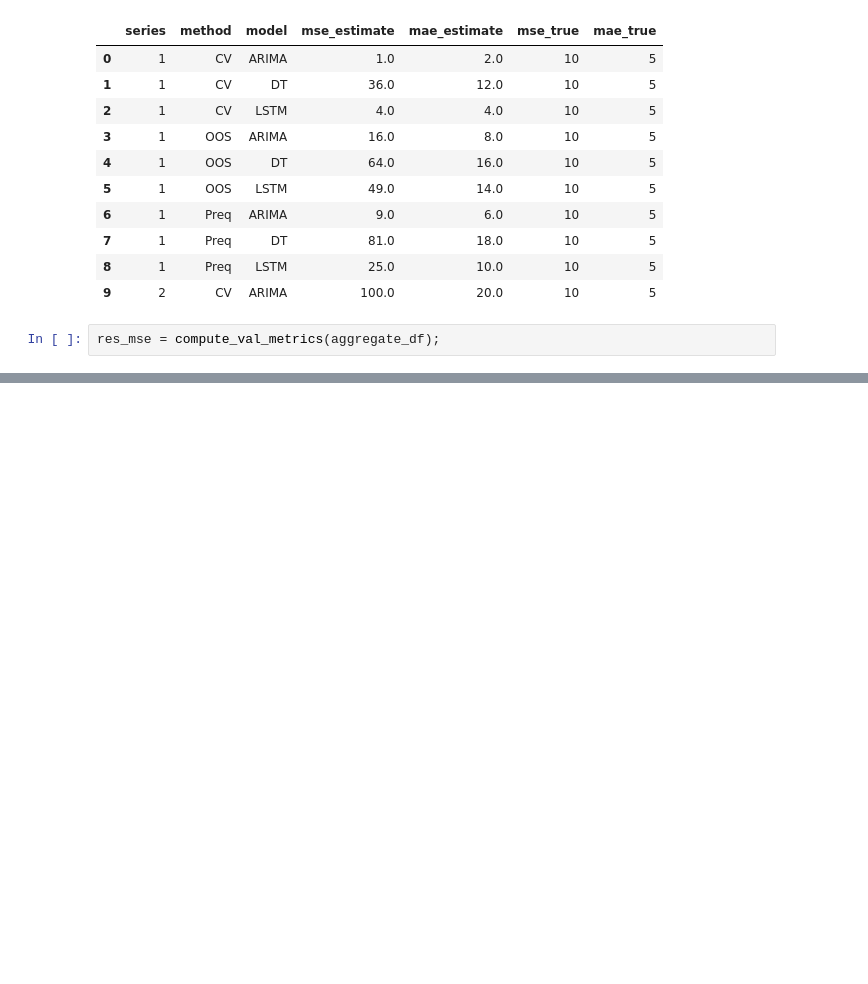
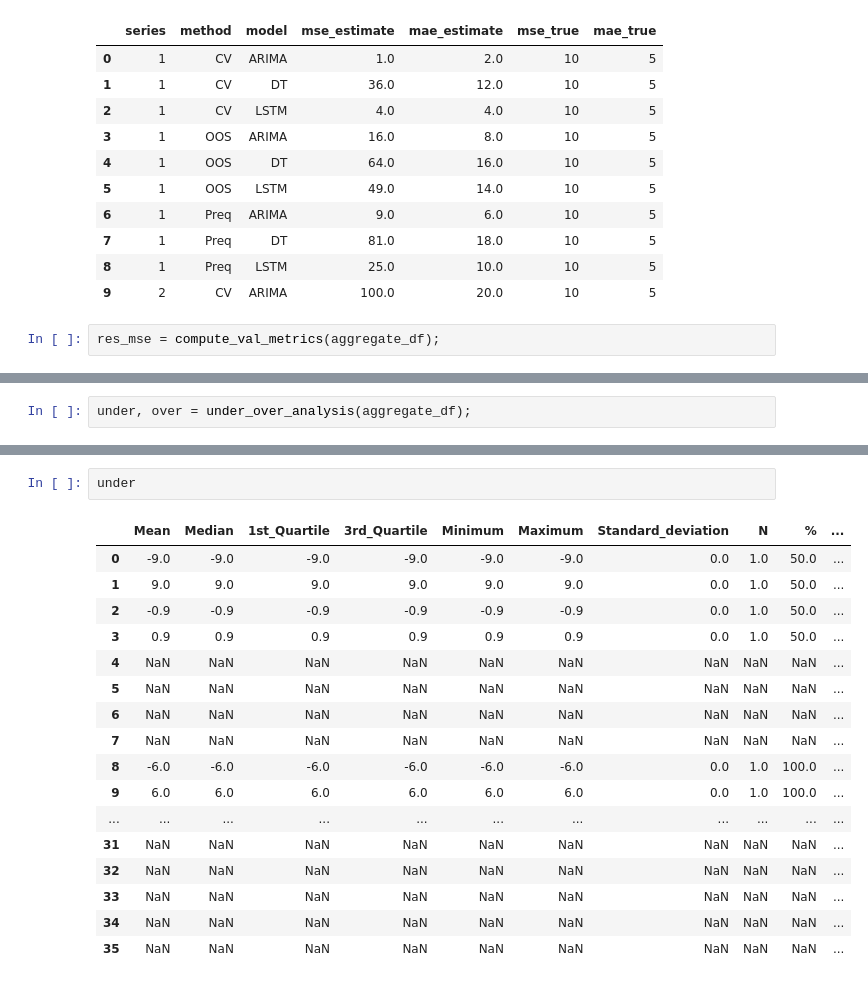
Before and after one commit to MiguelLoureiro98/timecave, a Jupyter notebook: experiments/test.ipynb, the cells around one changed output, grey strips where cells are left out. Saved outputs shown, nothing was run; the diff lists cells and outputs as text; blank space fills up the shorter version.

```diff
--- a/experiments/test.ipynb
+++ b/experiments/test.ipynb
@@ -114,0 +123,2 @@ res_mse
+# %%
+under, over = under_over_analysis(aggregate_df);
@@ -114,0 +143,20 @@ res_mse
+# %%
+under
+# %% [output]
+|  | Mean | Median | 1st_Quartile | 3rd_Quartile | Minimum | Maximum | Standard_deviation | N | % | ... |
+| 0 | -9.0 | -9.0 | -9.0 | -9.0 | -9.0 | -9.0 | 0.0 | 1.0 | 50.0 | ... |
+| 1 | 9.0 | 9.0 | 9.0 | 9.0 | 9.0 | 9.0 | 0.0 | 1.0 | 50.0 | ... |
+| 2 | -0.9 | -0.9 | -0.9 | -0.9 | -0.9 | -0.9 | 0.0 | 1.0 | 50.0 | ... |
+| 3 | 0.9 | 0.9 | 0.9 | 0.9 | 0.9 | 0.9 | 0.0 | 1.0 | 50.0 | ... |
+| 4 | NaN | NaN | NaN | NaN | NaN | NaN | NaN | NaN | NaN | ... |
+| 5 | NaN | NaN | NaN | NaN | NaN | NaN | NaN | NaN | NaN | ... |
+| 6 | NaN | NaN | NaN | NaN | NaN | NaN | NaN | NaN | NaN | ... |
+| 7 | NaN | NaN | NaN | NaN | NaN | NaN | NaN | NaN | NaN | ... |
+| 8 | -6.0 | -6.0 | -6.0 | -6.0 | -6.0 | -6.0 | 0.0 | 1.0 | 100.0 | ... |
+| 9 | 6.0 | 6.0 | 6.0 | 6.0 | 6.0 | 6.0 | 0.0 | 1.0 | 100.0 | ... |
+| ... | ... | ... | ... | ... | ... | ... | ... | ... | ... | ... |
+| 31 | NaN | NaN | NaN | NaN | NaN | NaN | NaN | NaN | NaN | ... |
+| 32 | NaN | NaN | NaN | NaN | NaN | NaN | NaN | NaN | NaN | ... |
+| 33 | NaN | NaN | NaN | NaN | NaN | NaN | NaN | NaN | NaN | ... |
+| 34 | NaN | NaN | NaN | NaN | NaN | NaN | NaN | NaN | NaN | ... |
+| 35 | NaN | NaN | NaN | NaN | NaN | NaN | NaN | NaN | NaN | ... |
```
Also changed, not shown: parts of 17 cells of this notebook, 1 other file.
